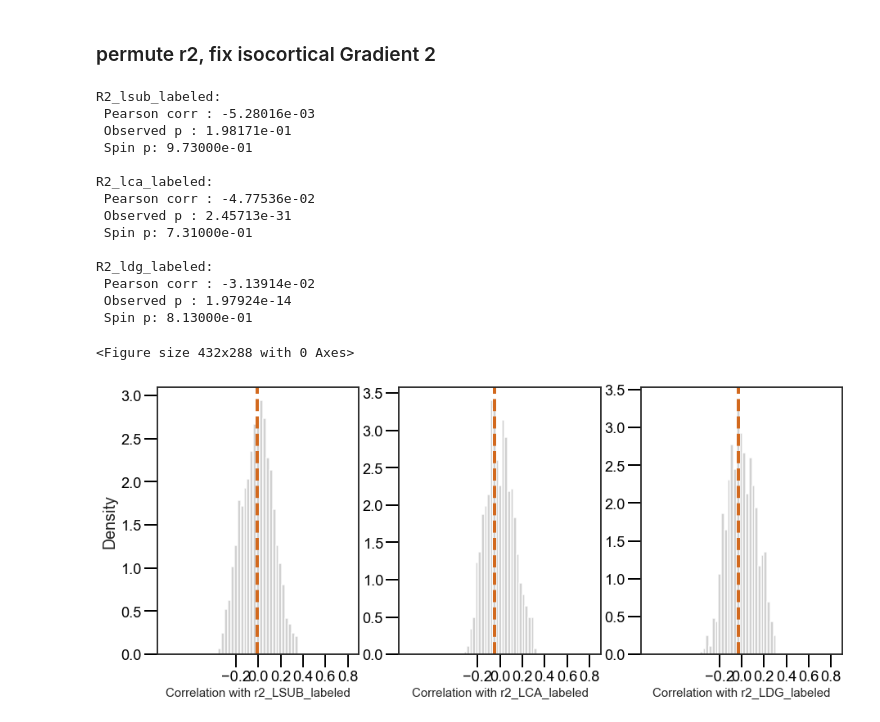
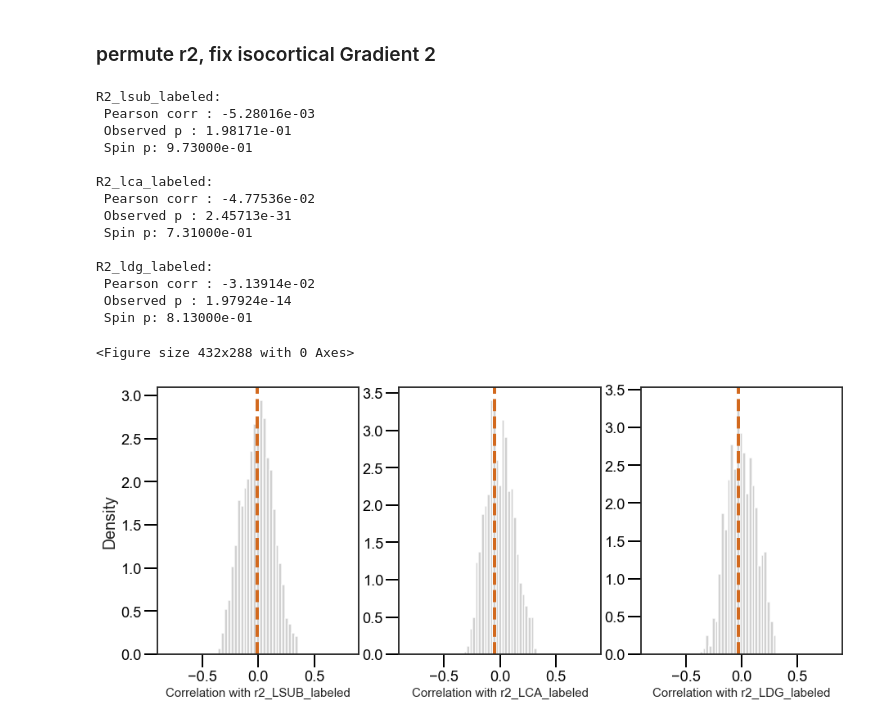
Before and after one commit to CNG-LAB/cngopen, a Jupyter notebook: hippocampus/scripts/results_supplementray_fig_05.ipynb, the cells around one changed output. Drawn from its saved outputs; the diff is of its cells as text; code cells hidden in the pictures.

```diff
--- a/hippocampus/scripts/results_supplementray_fig_05.ipynb
+++ b/hippocampus/scripts/results_supplementray_fig_05.ipynb
@@ -597,7 +585,7 @@ for k, (fn, feat) in enumerate(feats.items()):
     axs[k].axvline(r_obs, lw=4, ls='--', color='chocolate')
     axs[k].set_xlabel(f'Correlation with {fn}', fontsize=15)
     axs[k].set_xlim([-0.9, 0.9])
-    axs[k].set_xticks([-0.2, 0 , 0.2, 0.4, 0.6, 0.8])
+    axs[k].set_xticks([-0.5, 0 , 0.5])
     axs[k].tick_params(colors = 'k',length=16, width=2)
     if k == 0:
         axs[k].set_ylabel('Density')
@@ -647,32 +635,32 @@ for k, (fn, feat) in enumerate(feats.items()):
         mask_rot = mask & ~np.isnan(perm)  # Remove midline
         r_spin[i] = pearsonr(perm[mask_rot], XG2_labeled[mask_rot])[0]
     pv_spin = np.mean(np.abs(r_spin) >= np.abs(r_obs))
 
     # Plot null dist
     axs[k].hist(r_spin, bins=25, density=True, alpha=0.9, color=(.8, .8, .8))
     axs[k].axvline(r_obs, lw=4, ls='--', color='chocolate')
     axs[k].set_xlabel(f'Correlation with {fn}', fontsize=15)
     axs[k].set_xlim([-0.9, 0.9])
-    axs[k].set_xticks([-0.2, 0 , 0.2, 0.4, 0.6, 0.8])
+    axs[k].set_xticks([-0.5, 0 , 0.5])
     axs[k].tick_params(colors = 'k',length=16, width=2)
     if k == 0:
         axs[k].set_ylabel('Density')
 
     print(f'{fn.capitalize()}:\n Pearson corr : {r_obs:.5e}\n Observed p : {pv_obs:.5e}\n Spin p: {pv_spin:.5e}\n')
 # %% [output]
 R2_lsub_labeled:
  Pearson corr : -5.28016e-03
  Observed p : 1.98171e-01
  Spin p: 9.73000e-01
 
 R2_lca_labeled:
  Pearson corr : -4.77536e-02
  Observed p : 2.45713e-31
  Spin p: 7.31000e-01
 
 R2_ldg_labeled:
  Pearson corr : -3.13914e-02
  Observed p : 1.97924e-14
  Spin p: 8.13000e-01
 <Figure size 432x288 with 0 Axes>
-[figure, old version]
+[figure, new version]
```
Also changed, not shown: parts of 3 cells of this notebook.
